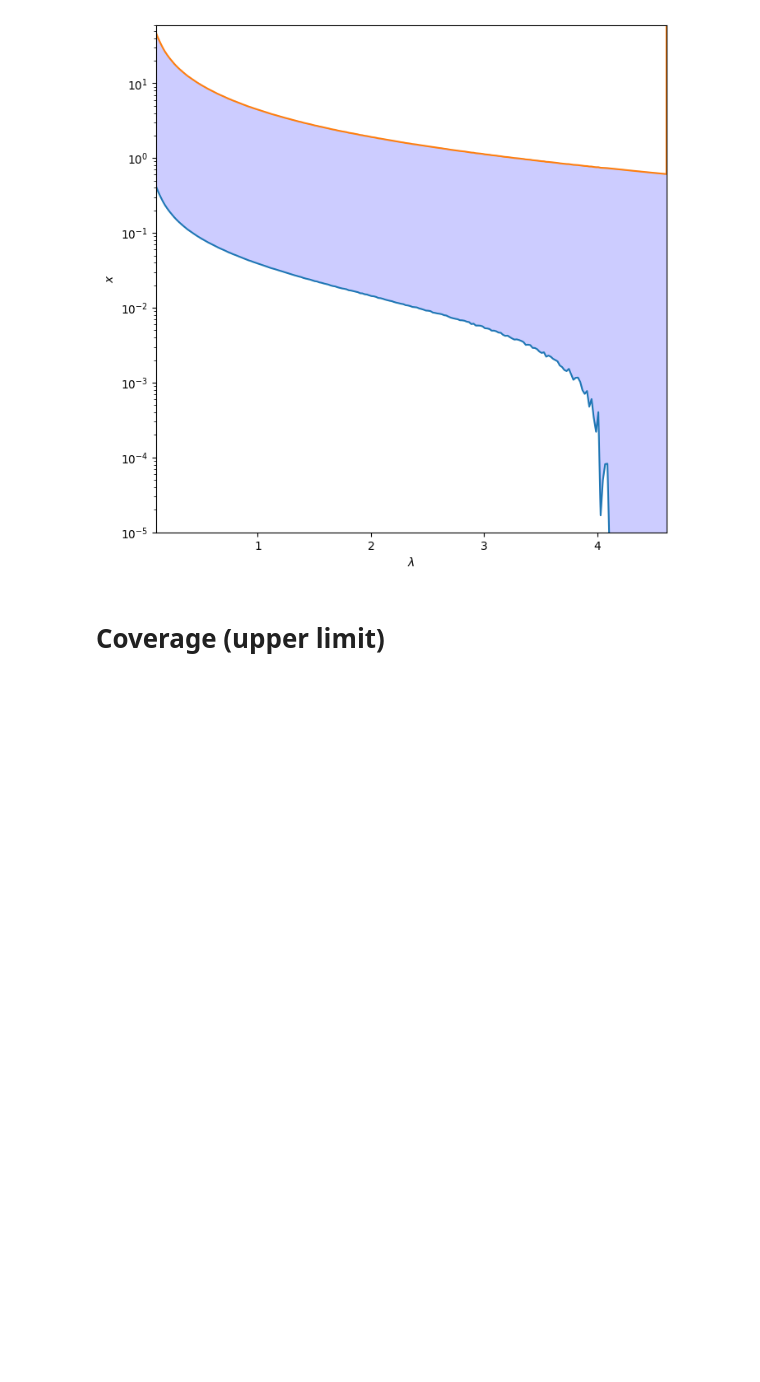
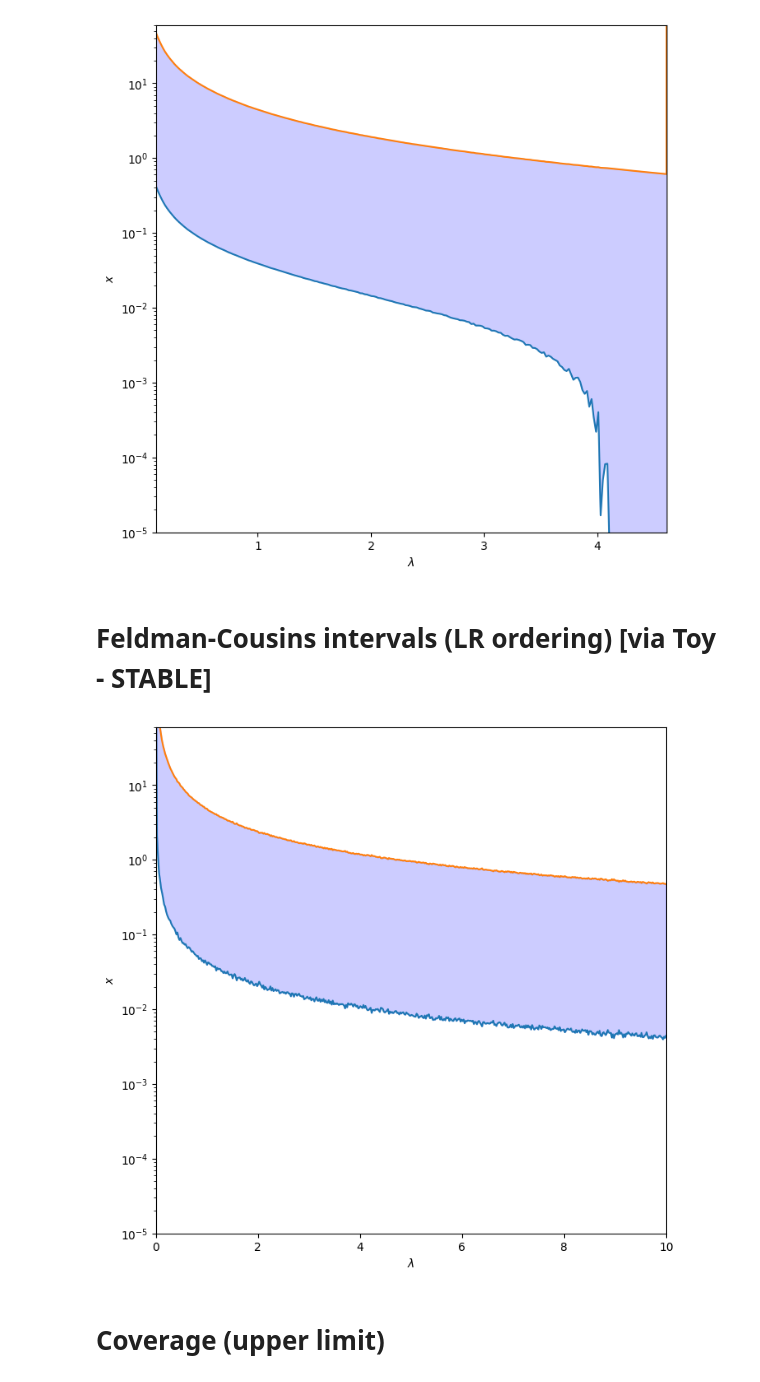
Before and after one commit to f-terzuoli/StatisticsSiena23, a Jupyter notebook: Expo_ConfidenceIntervals.ipynb, the cells around one changed output. Cells and saved outputs as stored; diff of their text form; code cells hidden in the pictures; blank space fills up the shorter version.

Commit message:
Implemented Toy Feldman-Cousins

```diff
--- a/Expo_ConfidenceIntervals.ipynb
+++ b/Expo_ConfidenceIntervals.ipynb
@@ -233,6 +233,75 @@ plt.fill_between(
 plt.show()
 # %% [output]
 [figure]
+# %% [markdown]
+# Feldman-Cousins intervals (LR ordering) [via Toy - STABLE]
+# %%
+CL = 95./100 #95%
+accuracy_level1 = 0.000005
+accuracy_level2 = 0.0002
+accuracy_level3 = 0.005
+accuracy_level4 = 0.01
+
+
+def getLROrdCL(par, obs, CL):
+    xmin_arr = np.empty([len(l)], float)
+    xmax_arr = np.empty([len(l)], float)
+    for slices in par:
+        current_parpos = np.where(par == slices)[0][0]
+        current_lambda = l[current_parpos]
+        #print(f'Slice lambda = {current_lambda:.3f}')
+        sample = np.random.exponential(scale=1./current_lambda, size=10000)
+        lratio = np.log(current_lambda*np.exp(-current_lambda*sample)) - np.log(np.exp(-1)/sample)
+        new_order = np.lexsort([sample, lratio])
+        sample = np.flip(sample[new_order])
+        lratio = np.flip(lratio[new_order])
+        endpos = int(lratio.size*CL)
+        critical_value = sample[endpos]
+        found=False
+        shift=1
+        while(not found):
+            critical_value2 = sample[endpos+shift]
+            if ((critical_value - sample[0])*(critical_value2 - sample[0]) < 0):
+                found = True
+            else:
+                if (shift>0):
+                    shift = -shift
+                else:
+                    shift = -shift + 1
+        if ((critical_value - sample[0])>0):
+            xmax = critical_value
+            xmin = critical_value2
+        else:
+            xmin = critical_value
+            xmax = critical_value2
+        xmin_arr[current_parpos] = xmin
+        xmax_arr[current_parpos] = xmax
+
+    return xmin_arr, xmax_arr
+
+
+x_min, x_max = getLROrdCL(l_1, x, CL)
+
+plt.figure(figsize=(8, 8))
+plt.xlabel("$\lambda$")
+plt.ylabel("$x$")
+#plt.xlim(0, 10)
+plt.ylim(0.00001, 60)
+#plt.xscale('log')
+plt.yscale('log')
+plt.plot(l, x_min)
+plt.plot(l, x_max)
+
+plt.fill_between(
+        x = l,
+        y1 = x_min,
+        y2 = x_max,
+        color = "b",
+        alpha = 0.2)
+
+plt.show()
+# %% [output]
+[figure, added]
 # %% [markdown]
 # Coverage (upper limit)
 # %%
```
Also changed, not shown: parts of 5 cells of this notebook.
